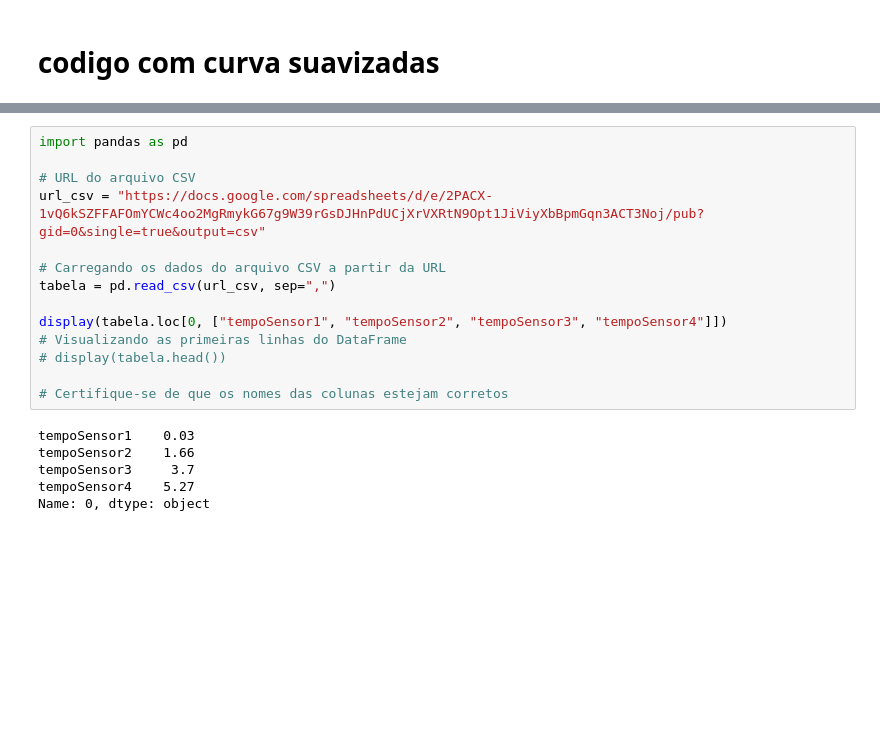
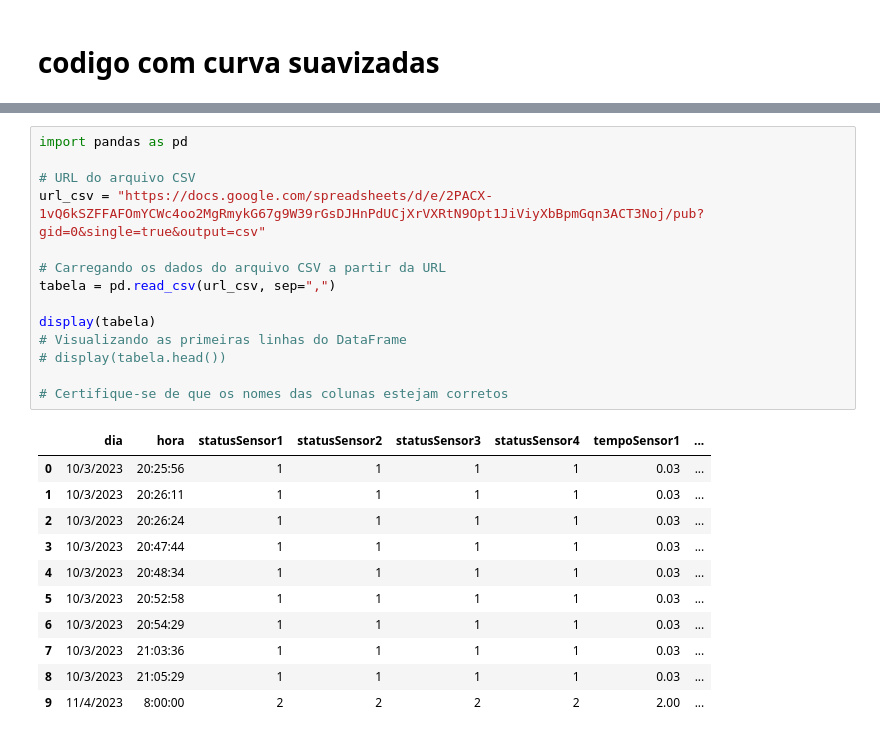
Before and after one commit to 55Hian/Met-num-CD, a Jupyter notebook: teste pi/testePI.ipynb, the cells around one changed output, grey strips where cells are left out. Cells and saved outputs as stored; diff of their text form; blank space fills up the shorter version.

```diff
--- a/teste pi/testePI.ipynb
+++ b/teste pi/testePI.ipynb
@@ -145,20 +90,26 @@ array([ 0.00000000e+00,  5.78319209e-05,  1.15302396e-04,  1.72412226e-04,
 # %%
 import pandas as pd
 
 # URL do arquivo CSV
 url_csv = "https://docs.google.com/spreadsheets/d/e/2PACX-1vQ6kSZFFAFOmYCWc4oo2MgRmykG67g9W39rGsDJHnPdUCjXrVXRtN9Opt1JiViyXbBpmGqn3ACT3Noj/pub?gid=0&single=true&output=csv"
 
 # Carregando os dados do arquivo CSV a partir da URL
 tabela = pd.read_csv(url_csv, sep=",")
 
-display(tabela.loc[0, ["tempoSensor1", "tempoSensor2", "tempoSensor3", "tempoSensor4"]])
+display(tabela)
 # Visualizando as primeiras linhas do DataFrame
 # display(tabela.head())
 
 # Certifique-se de que os nomes das colunas estejam corretos
 # %% [output]
-tempoSensor1    0.03
-tempoSensor2    1.66
-tempoSensor3     3.7
-tempoSensor4    5.27
-Name: 0, dtype: object
+|  | dia | hora | statusSensor1 | statusSensor2 | statusSensor3 | statusSensor4 | tempoSensor1 | ... |
+| 0 | 10/3/2023 | 20:25:56 | 1 | 1 | 1 | 1 | 0.03 | ... |
+| 1 | 10/3/2023 | 20:26:11 | 1 | 1 | 1 | 1 | 0.03 | ... |
+| 2 | 10/3/2023 | 20:26:24 | 1 | 1 | 1 | 1 | 0.03 | ... |
+| 3 | 10/3/2023 | 20:47:44 | 1 | 1 | 1 | 1 | 0.03 | ... |
+| 4 | 10/3/2023 | 20:48:34 | 1 | 1 | 1 | 1 | 0.03 | ... |
+| 5 | 10/3/2023 | 20:52:58 | 1 | 1 | 1 | 1 | 0.03 | ... |
+| 6 | 10/3/2023 | 20:54:29 | 1 | 1 | 1 | 1 | 0.03 | ... |
+| 7 | 10/3/2023 | 21:03:36 | 1 | 1 | 1 | 1 | 0.03 | ... |
+| 8 | 10/3/2023 | 21:05:29 | 1 | 1 | 1 | 1 | 0.03 | ... |
+| 9 | 11/4/2023 | 8:00:00 | 2 | 2 | 2 | 2 | 2.00 | ... |
```
Also changed, not shown: parts of 3 cells of this notebook, 2 other files.
